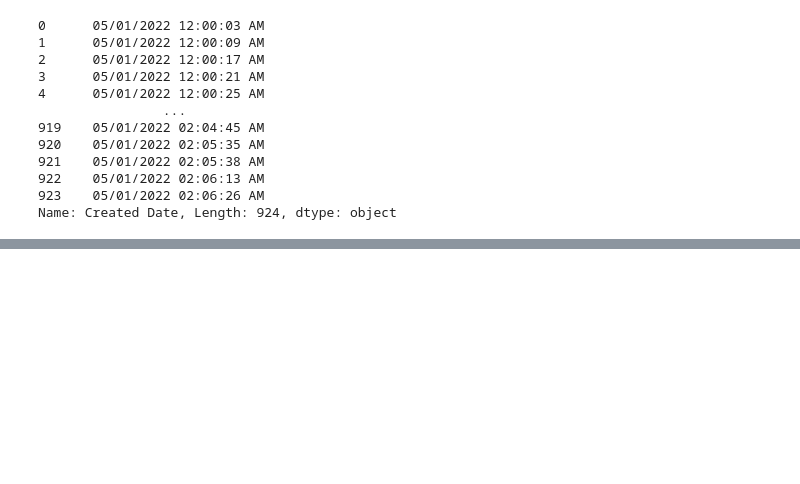
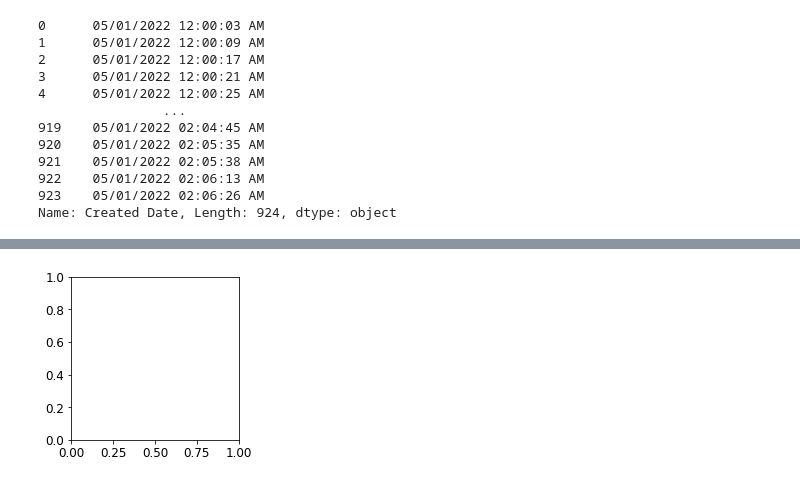
Before and after one commit to savimhl/MLPNS, a Jupyter notebook: MLPNS23_bootcamp.ipynb, the cells around one changed output, grey strips where cells are left out. Cells and saved outputs as stored; diff of their text form; code cells hidden in the pictures; blank space fills up the shorter version.

```diff
--- a/MLPNS23_bootcamp.ipynb
+++ b/MLPNS23_bootcamp.ipynb
@@ -311,0 +456,2 @@ Name: genre, Length: 3883, dtype: object
+# %%
+pl.rcParams
@@ -311,0 +476,2 @@ Name: genre, Length: 3883, dtype: object
+# %%
+pl.rcParams["font.size"] = 12
@@ -311,0 +482,5 @@ Name: genre, Length: 3883, dtype: object
+# %%
+fig = pl.figure(figsize=(3,3))
+ax = fig.add_subplot(1,1,1);
+# %% [output]
+[figure, added]
```
Also changed, not shown: parts of 27 cells of this notebook.
